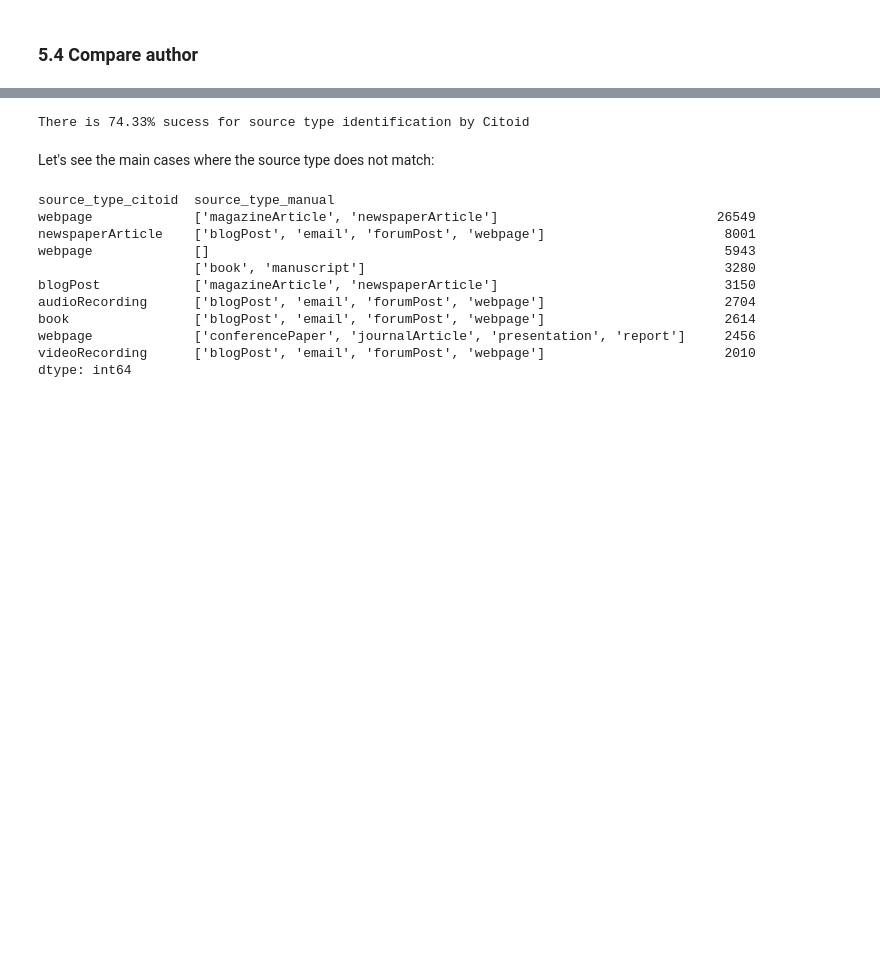
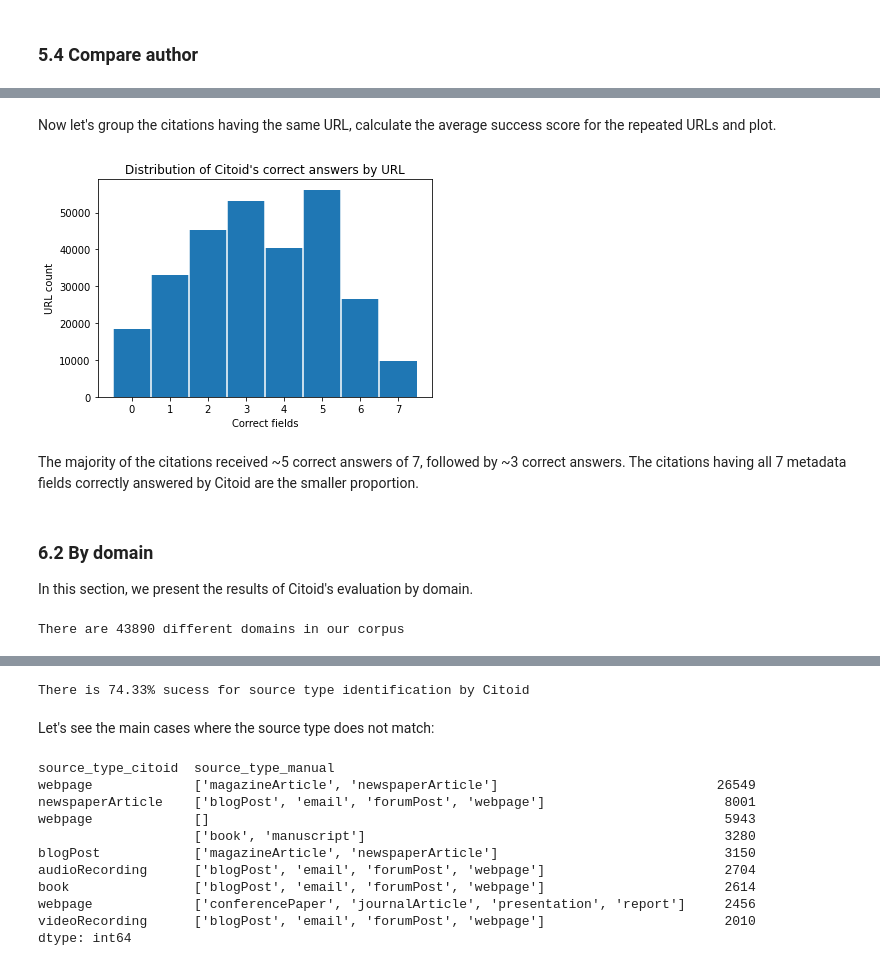
Before and after one commit to hdlabconicet/Web2Cit-research, a Jupyter notebook: understand-citoid-coverage.ipynb, the cells around one changed output, grey strips where cells are left out. Saved outputs shown, nothing was run; the diff lists cells and outputs as text; code cells hidden in the pictures; blank space fills up the shorter version.

Commit message:
results by URL and by domain

```diff
--- a/understand-citoid-coverage.ipynb
+++ b/understand-citoid-coverage.ipynb
@@ -1369,0 +1402,17 @@ comparison.to_csv("eval/eval_all_citations.csv.gz", index=False)
+# %%
+def calculate_success(row):
+    success_nr = 0
+    fields = ['comp_author_first', 'comp_author_last', 'comp_title',
+       'comp_source_type', 'comp_pub_source', 'comp_pub_date_full', 'comp_pub_year']
+
+    correct_threshold = 0.75
+
+    for field in fields:
+        if row[field] >= correct_threshold:
+            success_nr+=1
+
+    return success_nr
+
+scores['citoid_success'] = scores.progress_apply(
+    lambda row: calculate_success(row),
+    axis=1)
@@ -1369,0 +1435,28 @@ comparison.to_csv("eval/eval_all_citations.csv.gz", index=False)
+# %% [markdown]
+Now let's group the citations having the same URL, calculate the average success score for the repeated URLs and plot.
+# %%
+success_by_url = scores.groupby("url")["citoid_success"].mean().sort_values().reset_index()
+
+bins = np.arange(9)
+ax = success_by_url["citoid_success"].plot.hist(bins=bins)
+for x in np.arange(8):
+    ax.axvline(x, color="White")
+
+xticks = (bins + 0.5)[:-1]
+
+ax.set_xticks(xticks)
+ax.set_xticklabels(bins[:-1])
+ax.set_title("Distribution of Citoid's correct answers by URL")
+ax.set_ylabel("URL count")
+ax.set_xlabel("Correct fields")
+
+plt.savefig("plots/citoid_success_by_url.png")
+plt.show()
+# %% [output]
+[figure, added]
+# %% [markdown]
+The majority of the citations received ~5 correct answers of 7, followed by ~3 correct answers. The citations having all 7 metadata fields correctly answered by Citoid are the smaller proportion.
+# %% [markdown]
+### 6.2 By domain
+
+In this section, we present the results of Citoid's evaluation by domain.
@@ -1369,0 +1465,5 @@ comparison.to_csv("eval/eval_all_citations.csv.gz", index=False)
+# %%
+domain_counts = scores["domain"].value_counts()
+print(f"There are {len(domain_counts)} different domains in our corpus")
+# %% [output]
+There are 43890 different domains in our corpus
```
Also changed, not shown: parts of 59 cells of this notebook, 6 other files.
